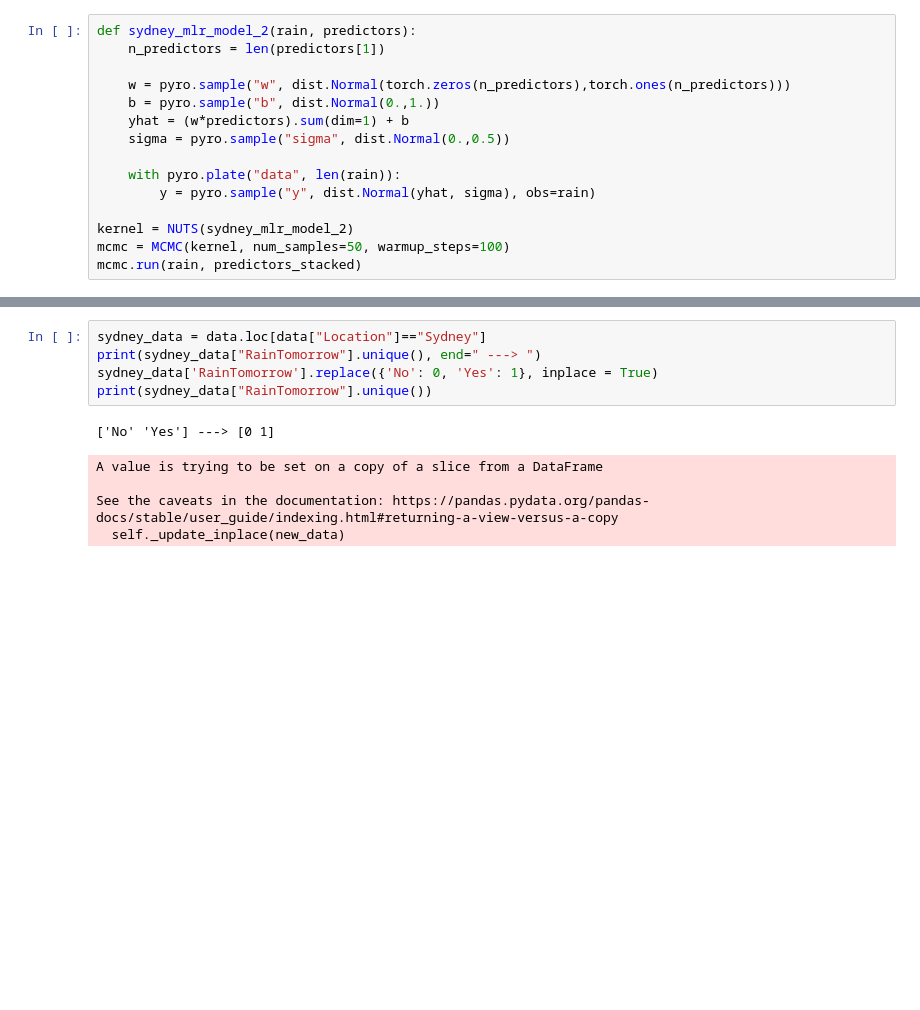
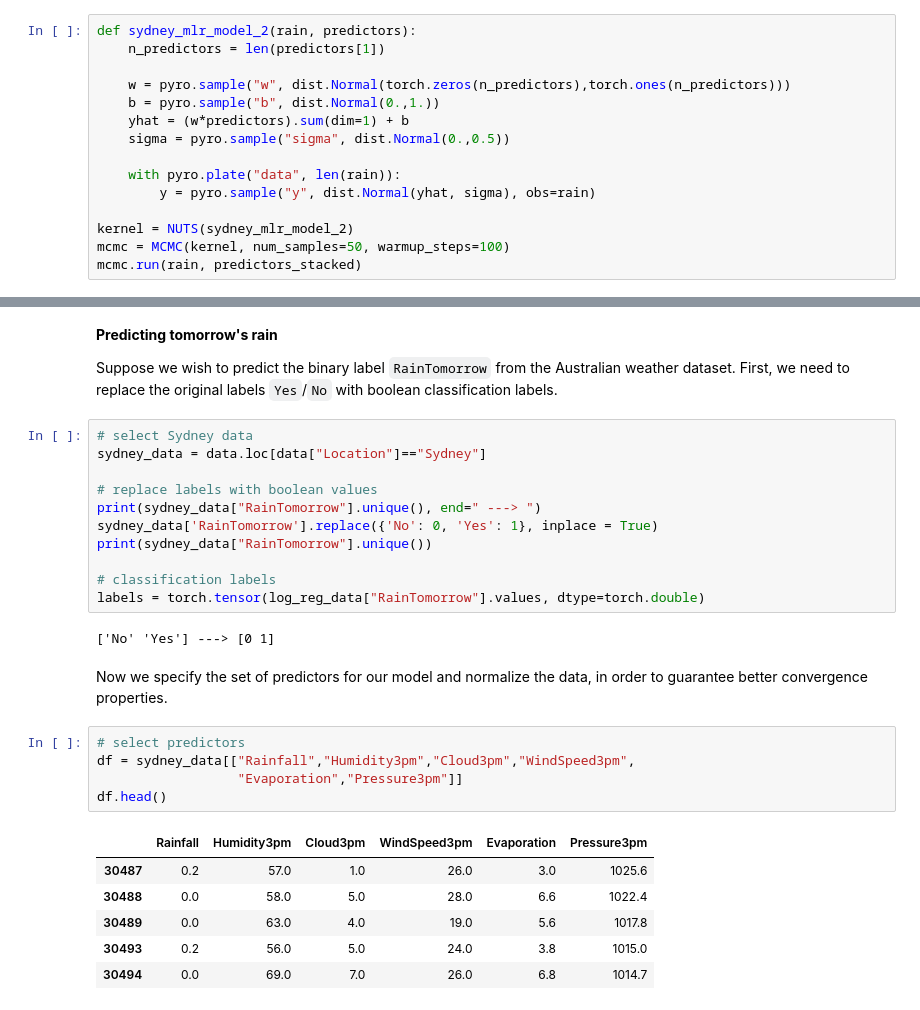
Before and after one commit to ginevracoal/statistical-machine-learning, a Jupyter notebook: notebooks/05_bayesian_regression_classification.ipynb, the cells around one changed output, grey strips where cells are left out. Saved outputs shown, nothing was run; the diff lists cells and outputs as text; blank space fills up the shorter version.

```diff
--- a/notebooks/05_bayesian_regression_classification.ipynb
+++ b/notebooks/05_bayesian_regression_classification.ipynb
@@ -192,11 +271,31 @@ Number of divergences: 0
+# %% [markdown]
+**Predicting tomorrow's rain**
+
+Suppose we wish to predict the binary label `RainTomorrow` from the Australian weather dataset. First, we need to replace the original labels `Yes`/`No` with boolean classification labels.
 # %%
+# select Sydney data
 sydney_data = data.loc[data["Location"]=="Sydney"]
+
+# replace labels with boolean values
 print(sydney_data["RainTomorrow"].unique(), end=" ---> ")
 sydney_data['RainTomorrow'].replace({'No': 0, 'Yes': 1}, inplace = True)
 print(sydney_data["RainTomorrow"].unique())
+
+# classification labels
+labels = torch.tensor(log_reg_data["RainTomorrow"].values, dtype=torch.double)
 # %% [output]
 ['No' 'Yes'] ---> [0 1]
-A value is trying to be set on a copy of a slice from a DataFrame
-
-See the caveats in the documentation: https://pandas.pydata.org/pandas-docs/stable/user_guide/indexing.html#returning-a-view-versus-a-copy
-  self._update_inplace(new_data)
+# %% [markdown]
+Now we specify the set of predictors for our model and normalize the data, in order to guarantee better convergence properties.
+# %%
+# select predictors
+df = sydney_data[["Rainfall","Humidity3pm","Cloud3pm","WindSpeed3pm",
+                  "Evaporation","Pressure3pm"]]
+df.head()
+# %% [output]
+|  | Rainfall | Humidity3pm | Cloud3pm | WindSpeed3pm | Evaporation | Pressure3pm |
+| 30487 | 0.2 | 57.0 | 1.0 | 26.0 | 3.0 | 1025.6 |
+| 30488 | 0.0 | 58.0 | 5.0 | 28.0 | 6.6 | 1022.4 |
+| 30489 | 0.0 | 63.0 | 4.0 | 19.0 | 5.6 | 1017.8 |
+| 30493 | 0.2 | 56.0 | 5.0 | 24.0 | 3.8 | 1015.0 |
+| 30494 | 0.0 | 69.0 | 7.0 | 26.0 | 6.8 | 1014.7 |
```
Also changed, not shown: parts of 39 cells of this notebook.
